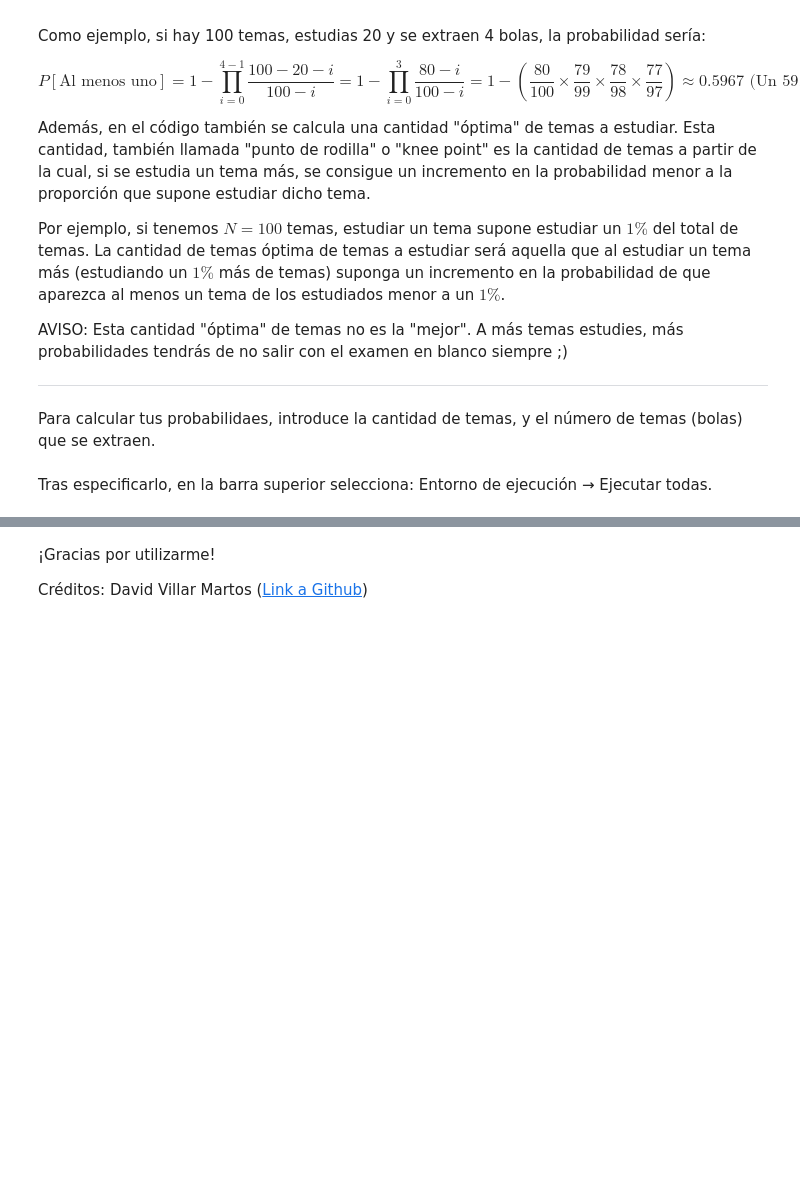
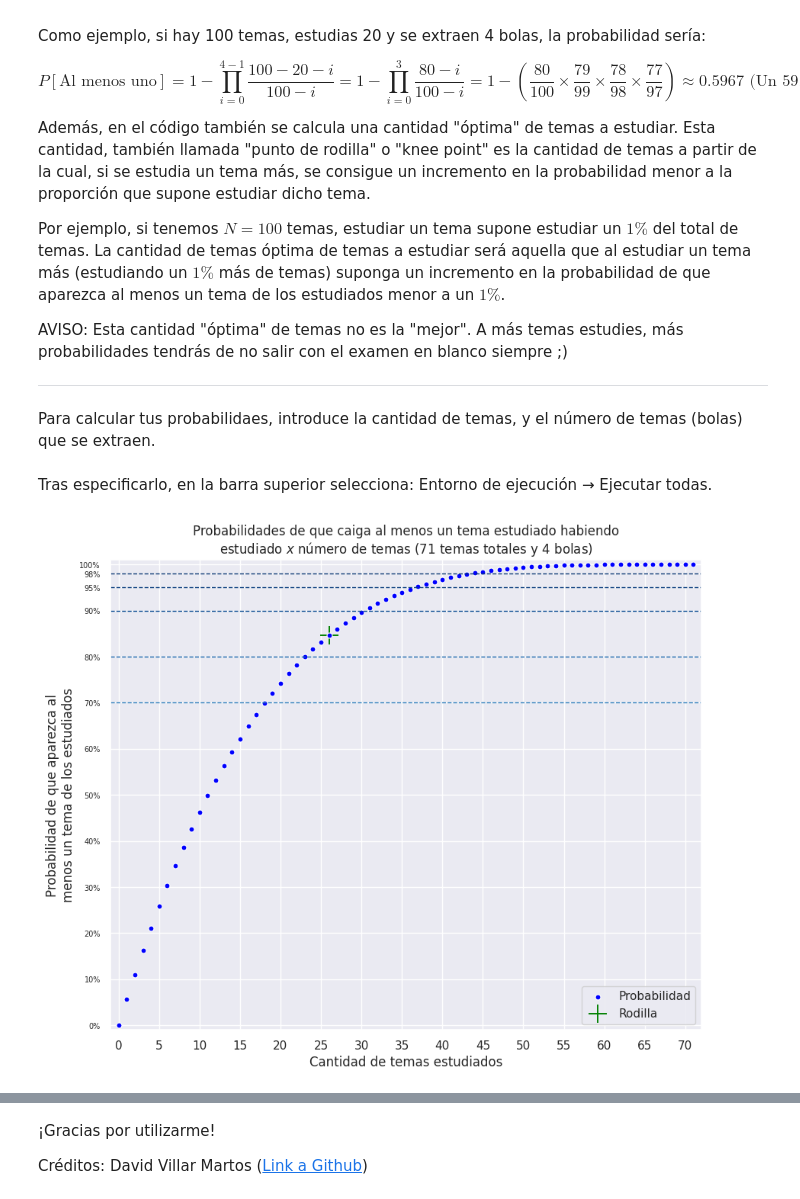
Before and after one commit to Daalma7/ProbabilidadOposiciones, a Jupyter notebook: CalculadoraProbabilidadesOposiciones.ipynb, the cells around one changed output, grey strips where cells are left out. Saved outputs shown, nothing was run; the diff lists cells and outputs as text; code cells hidden in the pictures; blank space fills up the shorter version.

```diff
--- a/CalculadoraProbabilidadesOposiciones.ipynb
+++ b/CalculadoraProbabilidadesOposiciones.ipynb
@@ -24,8 +24,8 @@ AVISO: Esta cantidad "óptima" de temas no es la "mejor". A más temas estudies,
 # %% [markdown]
 Para calcular tus probabilidaes, introduce la cantidad de temas, y el número de temas (bolas) que se extraen.
 # %%
-NUM_TEMAS = # Introduce antes del "#" el número de temas totales (por ejemplo, 100)
-NUM_BOLAS = #Introduce antes del "#" el número de temas que se extraen (por ejemplo, 4)
+NUM_TEMAS = 71# Introduce antes del "#" el número de temas totales (por ejemplo, 100)
+NUM_BOLAS = 4#Introduce antes del "#" el número de temas que se extraen (por ejemplo, 4)
 # %% [markdown]
 Tras especificarlo, en la barra superior selecciona: Entorno de ejecución &rarr; Ejecutar todas.
 # %%
@@ -36,6 +36,8 @@ import seaborn as sns
 import matplotlib.pyplot as plt
 import matplotlib as mpl
 sns.set_theme()
+
+plt.rcParams['figure.figsize'] = (10, 8)
 
 dict_probs = {}
 dict_acum = {}
@@ -54,31 +56,33 @@ for i in range(NUM_TEMAS + 1):
 # %%
 #@title Gráfico de probabilidades de que caiga al menos un tema estudiado habiendo estudiado X número de temas
 probs_df = pd.DataFrame(dict_probs.items(), columns=['Temas', 'Porcentaje'])
 cmap = mpl.colormaps.get_cmap('Blues')
 
 sns.lineplot(x=[-1.0, NUM_TEMAS+1], y=[70.0, 70.0], color=cmap(0.7), linewidth=1.0, linestyle='dashed')
 sns.lineplot(x=[-1.0, NUM_TEMAS+1], y=[80.0, 80.0], color=cmap(0.8), linewidth=1.0, linestyle='dashed')
 sns.lineplot(x=[-1.0, NUM_TEMAS+1], y=[90.0, 90.0], color=cmap(0.9), linewidth=1.0, linestyle='dashed')
 sns.lineplot(x=[-1.0, NUM_TEMAS+1], y=[95.0, 95.0], color=cmap(0.95), linewidth=1.0, linestyle='dashed')
 sns.lineplot(x=[-1.0, NUM_TEMAS+1], y=[98.0, 98.0], color=cmap(0.98), linewidth=1.0, linestyle='dashed')
 sns.scatterplot(x=[punto_optimo_medio], y=[dict_probs[punto_optimo_medio]], s=300, color="green", marker="+", label="Rodilla")
 sns.scatterplot(data=probs_df, x="Temas", y="Porcentaje", s=100, color="blue", marker=".", label="Probabilidad")
 
 plt.yticks([0, 10, 20, 30, 40, 50, 60, 70, 80, 90, 95, 98, 100], [0, 10, 20, 30, 40, 50, 60, 70, 80, 90, 95, 98, 100])
 plt.xticks([x for x in range(0, NUM_TEMAS+1, int(round(NUM_TEMAS+1, -2)/20))], [x for x in range(0, NUM_TEMAS+1, int(round(NUM_TEMAS+1, -2)/20))])
 plt.gca().yaxis.set_major_formatter(
     plt.FuncFormatter(lambda y, _: '{:.0%}'.format(y/100))
 )
 plt.yticks(fontsize=7)
 handles, labels = plt.gca().get_legend_handles_labels()
 order = [1, 0]
 plt.legend([handles[idx] for idx in order],[labels[idx] for idx in order],loc="lower right")
 plt.xlabel("Cantidad de temas estudiados")
 plt.xlim([-1, NUM_TEMAS+1])
-plt.ylabel("Porcentaje de que aparezca al\nmenos uno de los estudiados")
+plt.ylabel("Probabilidad de que aparezca al\nmenos un tema de los estudiados")
 plt.ylim([-1, 101])
-plt.title("Probabilidades de que caiga al menos un tema estudiado\nhabiendo estudiado X número de temas")
+plt.title(f"Probabilidades de que caiga al menos un tema estudiado habiendo\nestudiado $x$ número de temas ({NUM_TEMAS} temas totales y {NUM_BOLAS} bolas)")
 plt.show()
+# %% [output]
+[figure, added]
 # %%
 #@title Gráfico de mejora en probabilidad estudiando un tema más frente a estudiar un tema menos
 if dict_acum[1] > 5:
```
Also changed, not shown: parts of 3 cells of this notebook.
